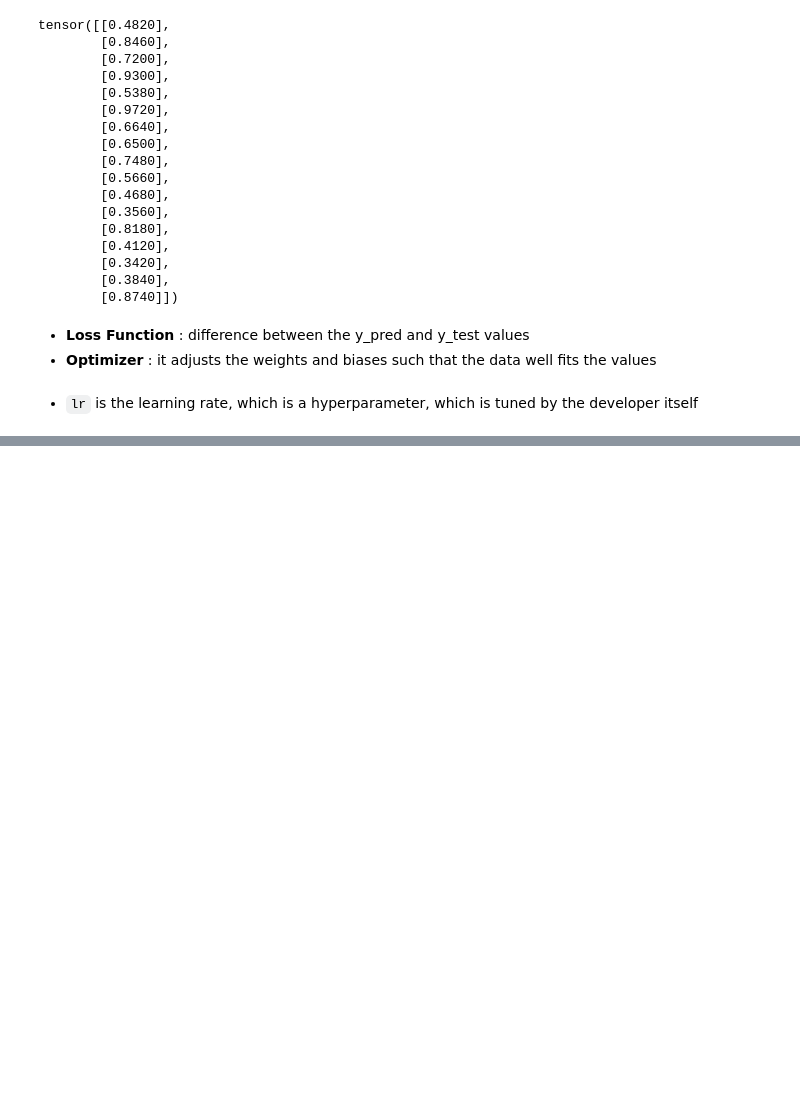
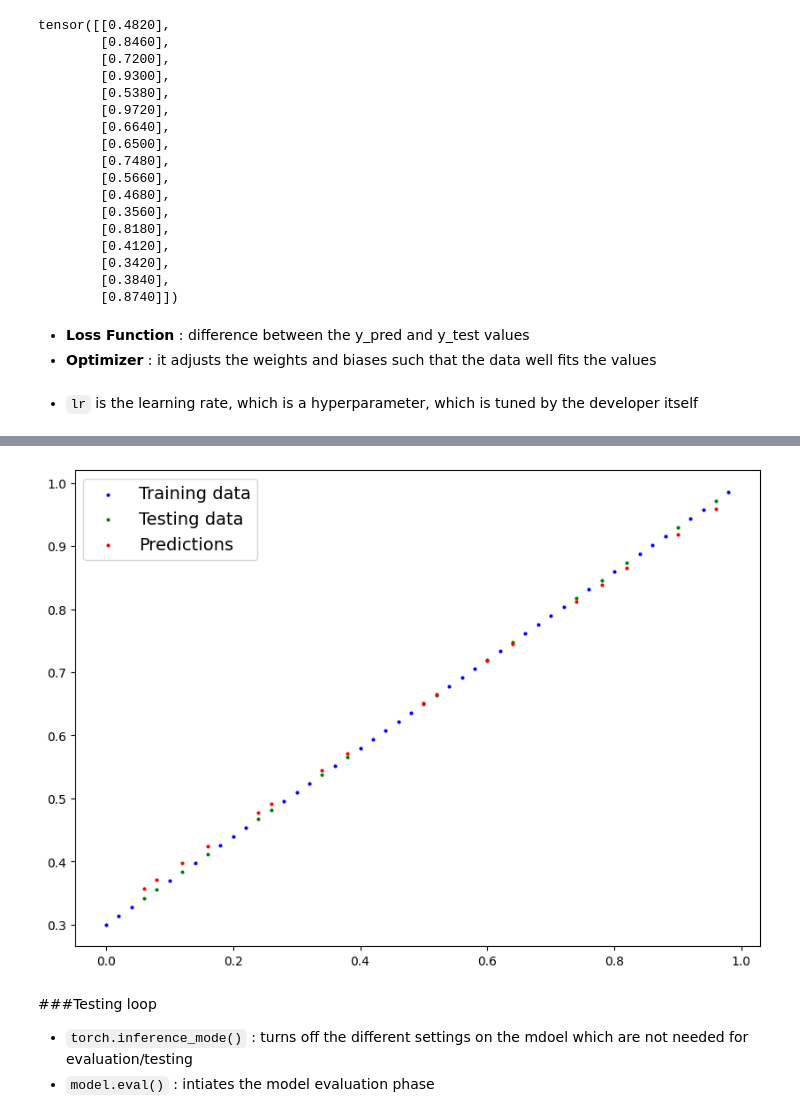
Before and after one commit to govardhan-06/practice-Notebooks, a Jupyter notebook: pytorch_workflow.ipynb, the cells around one changed output, grey strips where cells are left out. Saved outputs shown, nothing was run; the diff lists cells and outputs as text; code cells hidden in the pictures; blank space fills up the shorter version.

Commit message:
PyTorch Workflow update

```diff
--- a/pytorch_workflow.ipynb
+++ b/pytorch_workflow.ipynb
@@ -217,0 +228,28 @@ optimizer=torch.optim.SGD(params=model.parameters(),lr=0.01)
+# %%
+torch.manual_seed(42)
+#Training loop
+epochs=120
+
+for epoch in range(epochs):
+  #training mode
+  model.train()
+
+  #1.forward pass
+  y_pred=model(X_train)
+
+  #2.loss
+  loss=loss_fn(y_pred,y_train)
+
+  #3.optimizer zero grad
+  optimizer.zero_grad()
+
+  #4.Backward propogation on the loss
+  loss.backward()
+
+  #5.optimizer step(performs gradient descent)
+  optimizer.step()
+
+  #6. Turns off gradient descent
+  model.eval()
+
+  print(loss)
@@ -217,0 +277,5 @@ optimizer=torch.optim.SGD(params=model.parameters(),lr=0.01)
+# %%
+with torch.inference_mode():
+  y_preds=model(X_test)
+
+y_preds
@@ -217,0 +320,9 @@ optimizer=torch.optim.SGD(params=model.parameters(),lr=0.01)
+# %%
+plot_predictions(predictions=y_preds)
+# %% [output]
+[figure, added]
+# %% [markdown]
+###Testing loop
+
+* `torch.inference_mode()` : turns off the different settings on the mdoel which are not needed for evaluation/testing
+* `model.eval()` : intiates the model evaluation phase
```
Also changed, not shown: parts of 15 cells of this notebook.
